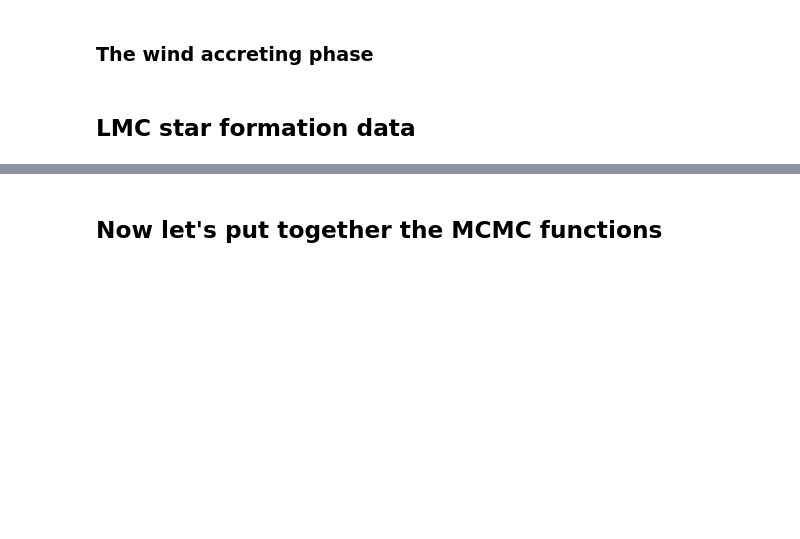
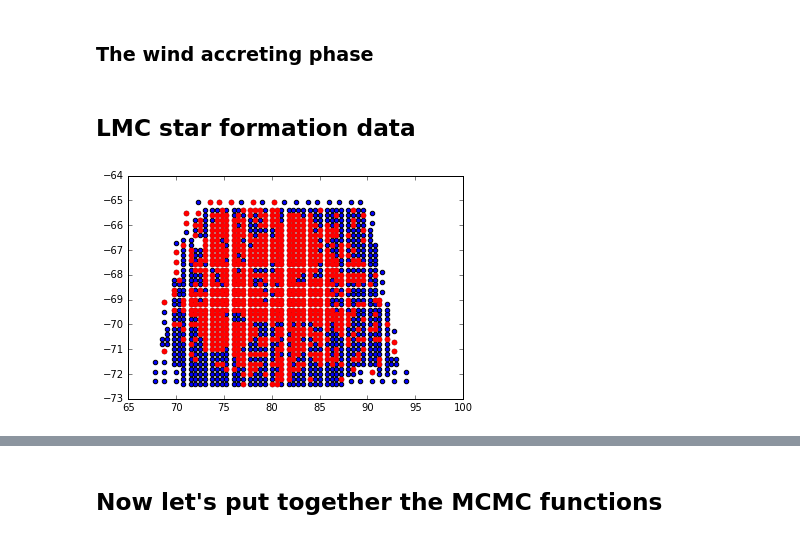
Before and after one commit to astroJeff/XRB, a Jupyter notebook: notebooks/LMC HMXB.ipynb, the cells around one changed output, grey strips where cells are left out. Cells and saved outputs as stored; diff of their text form; code cells hidden in the pictures; blank space fills up the shorter version.

Commit message:
Added SFH plots for LMC

```diff
--- a/notebooks/LMC HMXB.ipynb
+++ b/notebooks/LMC HMXB.ipynb
@@ -386,4 +386,4 @@ def get_SFH(ra, dec, t_b):
     dist = np.sqrt((ra1-ra2)**2*np.cos(dec1)*np.cos(dec2) + (dec1-dec2)**2)
     index = np.argmin(dist)
 
-    return rad_to_dec(dist), SF_history[index](np.log10(t_b))
+    return rad_to_dec(dist[index]), SF_history[index](np.log10(t_b*1.0e6))
@@ -397,0 +390,12 @@ plt.show()
+# %%
+# Star formation history region centers
+plt.scatter(lmc_coor["ra"], lmc_coor["dec"])
+
+age = 10.0 # Myr
+for l in lmc_coor:
+    if get_SFH(l["ra"], l["dec"], age)[1] > 10.0:
+        plt.scatter(l["ra"], l["dec"], color='r')
+
+plt.show()
+# %% [output]
+[figure, added]
```
Also changed, not shown: parts of 4 cells of this notebook, 1 other file.
